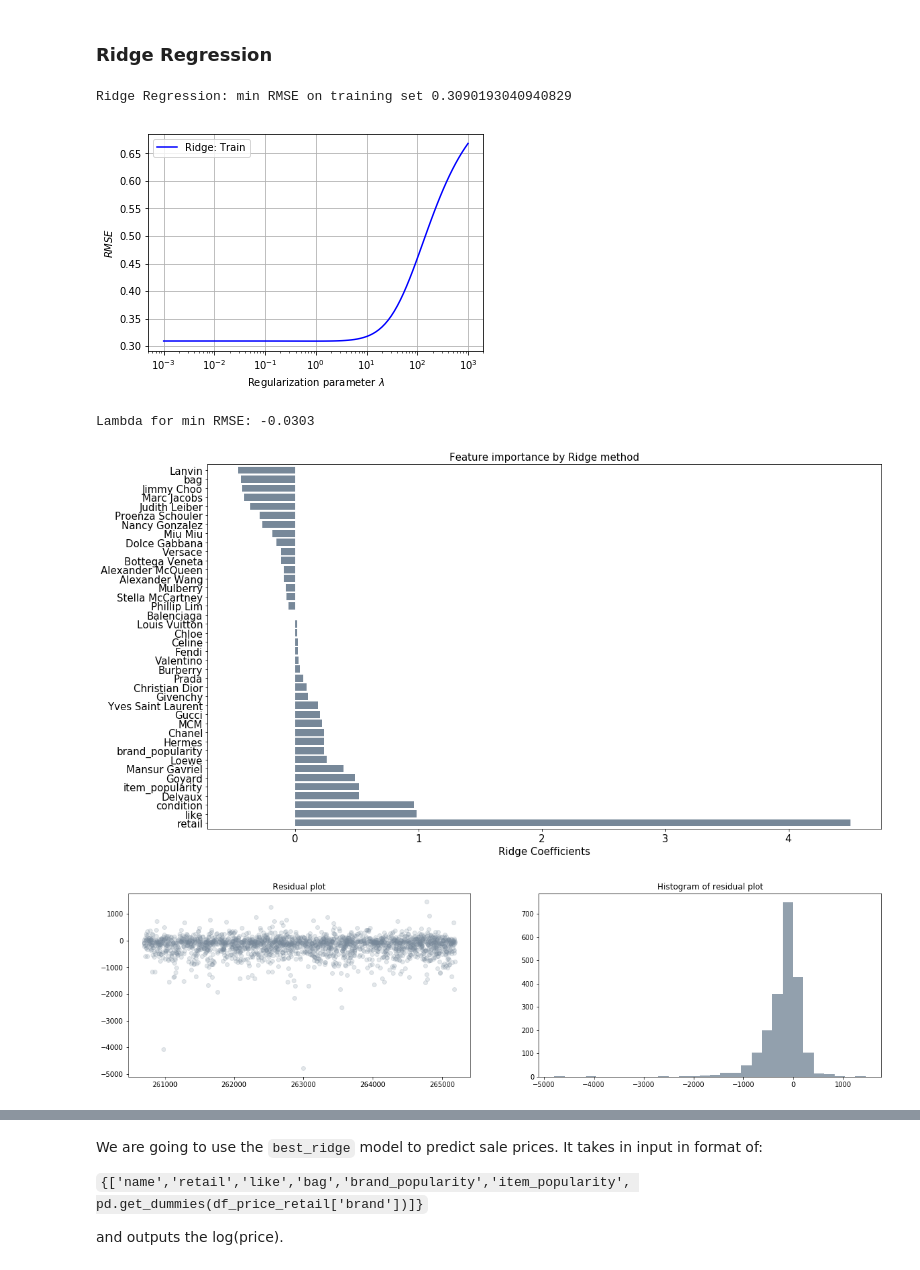
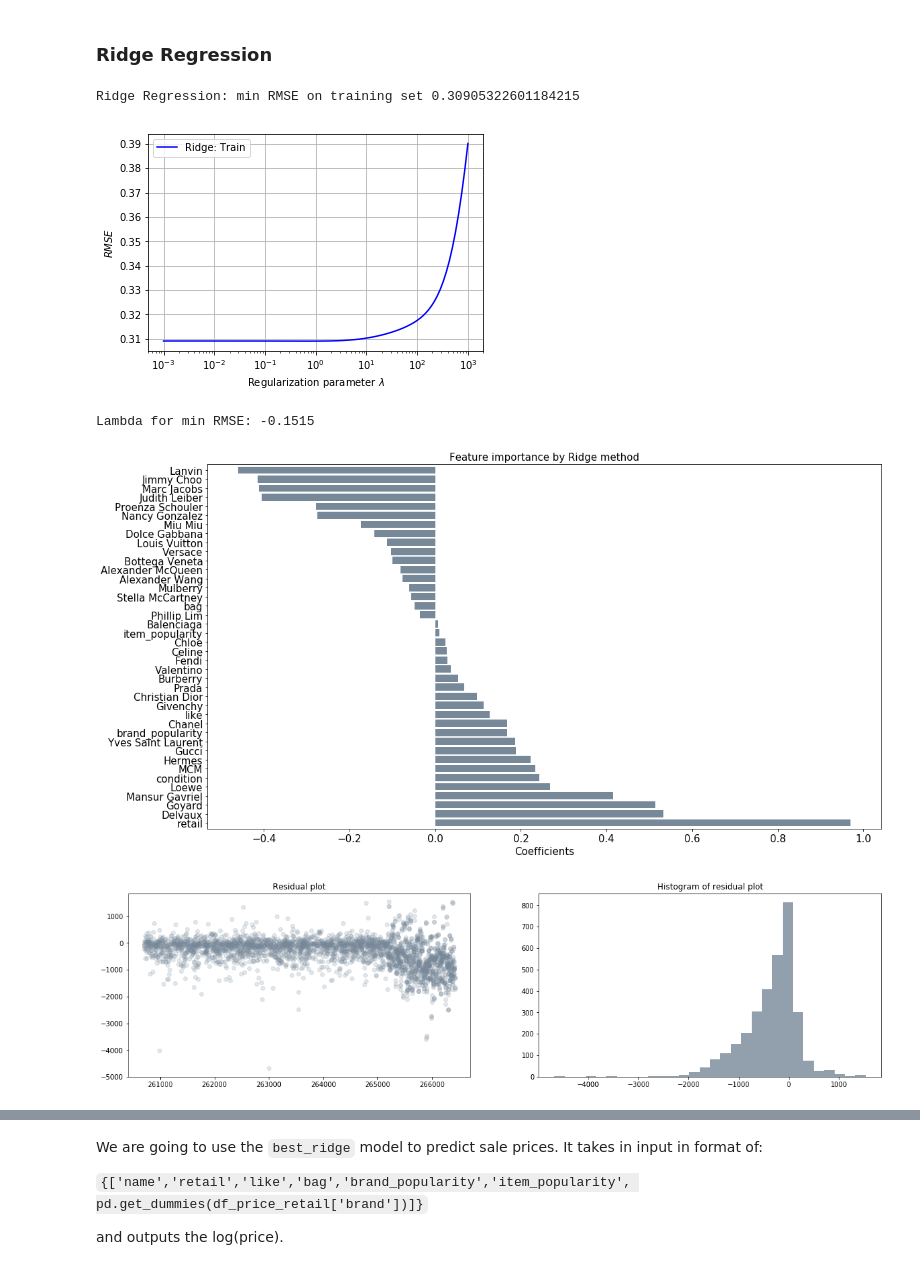
Before and after one commit to dw357/upon, a Jupyter notebook: fashionphile_dw.ipynb, the cells around one changed output, grey strips where cells are left out. Drawn from its saved outputs; the diff is of its cells as text; code cells hidden in the pictures.

```diff
--- a/fashionphile_dw.ipynb
+++ b/fashionphile_dw.ipynb
@@ -18,7 +19,7 @@ import math
 %matplotlib inline
 # %%
 # import data
-df = pd.read_csv('data.csv')
+df = pd.read_csv('data2.csv')
 df.head(n = 3)
 # %% [output]
 |  | id | name | brand | url | price | retail | original | buyback | bag | like | sold | ... |
@@ -420,7 +422,8 @@ plt.show()
 
 # standardize
 x_temp = x.values #returns a numpy array
-min_max_scaler = preprocessing.MinMaxScaler()
+# min_max_scaler = preprocessing.MinMaxScaler()
+min_max_scaler = preprocessing.RobustScaler()
 x_scaled = min_max_scaler.fit_transform(x_temp)
 x = pd.DataFrame(x_scaled, columns=x.columns.values)
 
@@ -524,8 +527,8 @@ ax.legend(loc = 'best')
 
 print('Ridge Regression: min RMSE on training set', min(cv_ridge))
 # %% [output]
-Ridge Regression: min RMSE on training set 0.3090193040940829
+Ridge Regression: min RMSE on training set 0.30905322601184215
-[figure, old version]
+[figure, new version]
 # %%
 # max_value = max(cv_ridge)
 # max_index = cv_ridge.index(max_value)
@@ -535,22 +538,22 @@ min_value = min(cv_ridge)
 min_index = cv_ridge.index(min_value)
 print("Lambda for min RMSE:", round(lambdas[min_index],4))
 # %% [output]
-Lambda for min RMSE: -0.0303
+Lambda for min RMSE: -0.1515
 # %%
 # best_ridge = Ridge(alpha = 10**(lambdas[max_index])).fit(x_train, y_train)
 best_ridge = Ridge(alpha = 10**(lambdas[min_index])).fit(x_train, y_train)
 # %%
 coef = pd.Series(best_ridge.coef_, index = x_train.columns)
 newcoef = pd.DataFrame(coef)
 newcoef_sorted = newcoef.sort_values(by=[0], ascending=[False])
 
 matplotlib.rcParams['figure.figsize'] = (18.0, 10.0)
 newcoef_sorted.plot(kind = "barh", width = 0.8, color = 'lightslategray', legend=None, fontsize = 15)
-plt.xlabel('Ridge Coefficients',fontsize = 15)
+plt.xlabel('Coefficients',fontsize = 15)
 plt.title('Feature importance by Ridge method', fontsize = 15)
 plt.show()
 # %% [output]
-[figure, old version]
+[figure, new version]
 # %%
 # Predict with our constructed Ridge model
 pred = best_ridge.predict(x_test)
@@ -563,7 +566,7 @@ ax1.set_title('Residual plot')
 ax2.set_title('Histogram of residual plot')
 plt.show()
 # %% [output]
-[figure, old version]
+[figure, new version]
 # %%
 plt.figure(figsize=[10,3])
 plt.plot(np.exp(y_test), np.exp(pred), 'o', color = 'lightslategray', alpha = 0.2)
```
Also changed, not shown: parts of 35 cells of this notebook.
